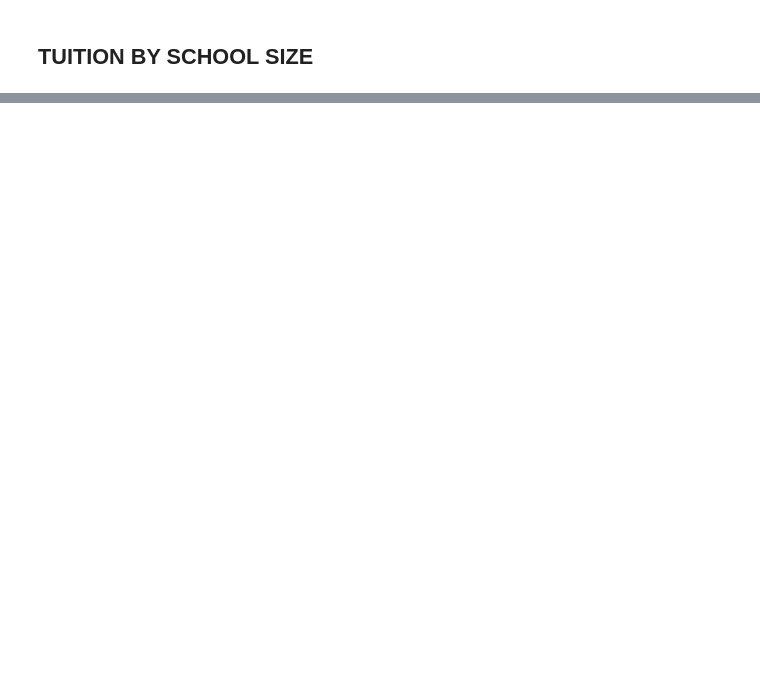
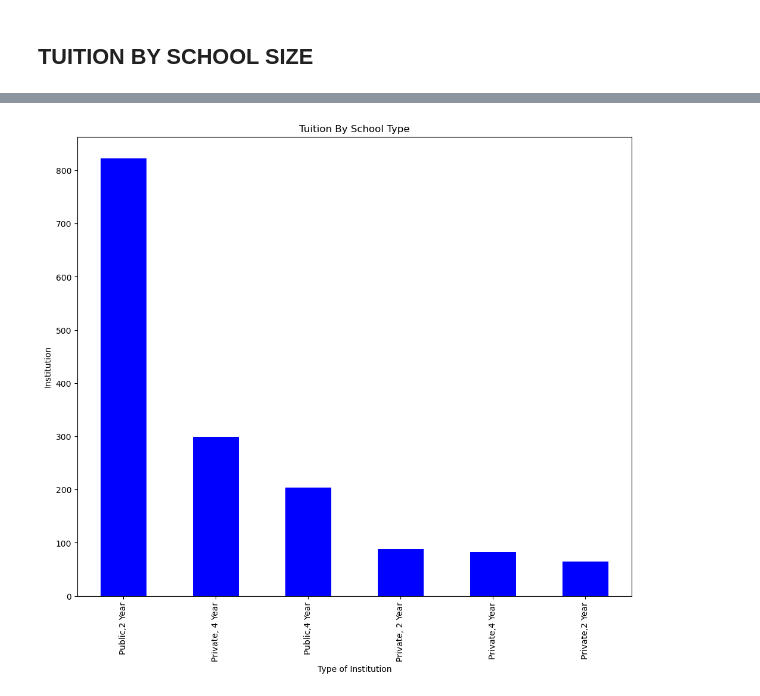
Before and after one commit to anthonybpino/Project-1-Undergrad-Student-Data, a Jupyter notebook: project1dlm.ipynb, the cells around one changed output, grey strips where cells are left out. Cells and saved outputs as stored; diff of their text form; code cells hidden in the pictures; blank space fills up the shorter version.

```diff
--- a/project1dlm.ipynb
+++ b/project1dlm.ipynb
@@ -545,0 +527,3 @@ KeyError: '5 Yr Tuition Mean'
+# %%
+school_levels_df = tuition_df[['Institution','State abbreviation', 'Type of Institution', '6 Yr Tuition Mean']].copy()
+school_levels_df.sort_values(by=['6 Yr Tuition Mean'])
@@ -545,0 +544,12 @@ KeyError: '5 Yr Tuition Mean'
+# %%
+# Generate a bar plot showing the total number of timepoints for all mice tested for each drug regimen using Pandas.
+school_levels_plot = school_levels_df.groupby("Type of Institution")
+
+pandas_bar_comb_info = school_levels_plot["Institution"].count().sort_values(ascending = False)
+pandas_bar_comb = pandas_bar_comb_info.plot(kind = "bar", color = "blue", figsize = (12,10))
+pandas_bar_comb.set_title("Tuition By School Type")
+pandas_bar_comb.set_xlabel("Type of Institution")
+pandas_bar_comb.set_ylabel("Institution")
+plt.show()
+# %% [output]
+[figure, added]
```
Also changed, not shown: parts of 13 cells of this notebook.
